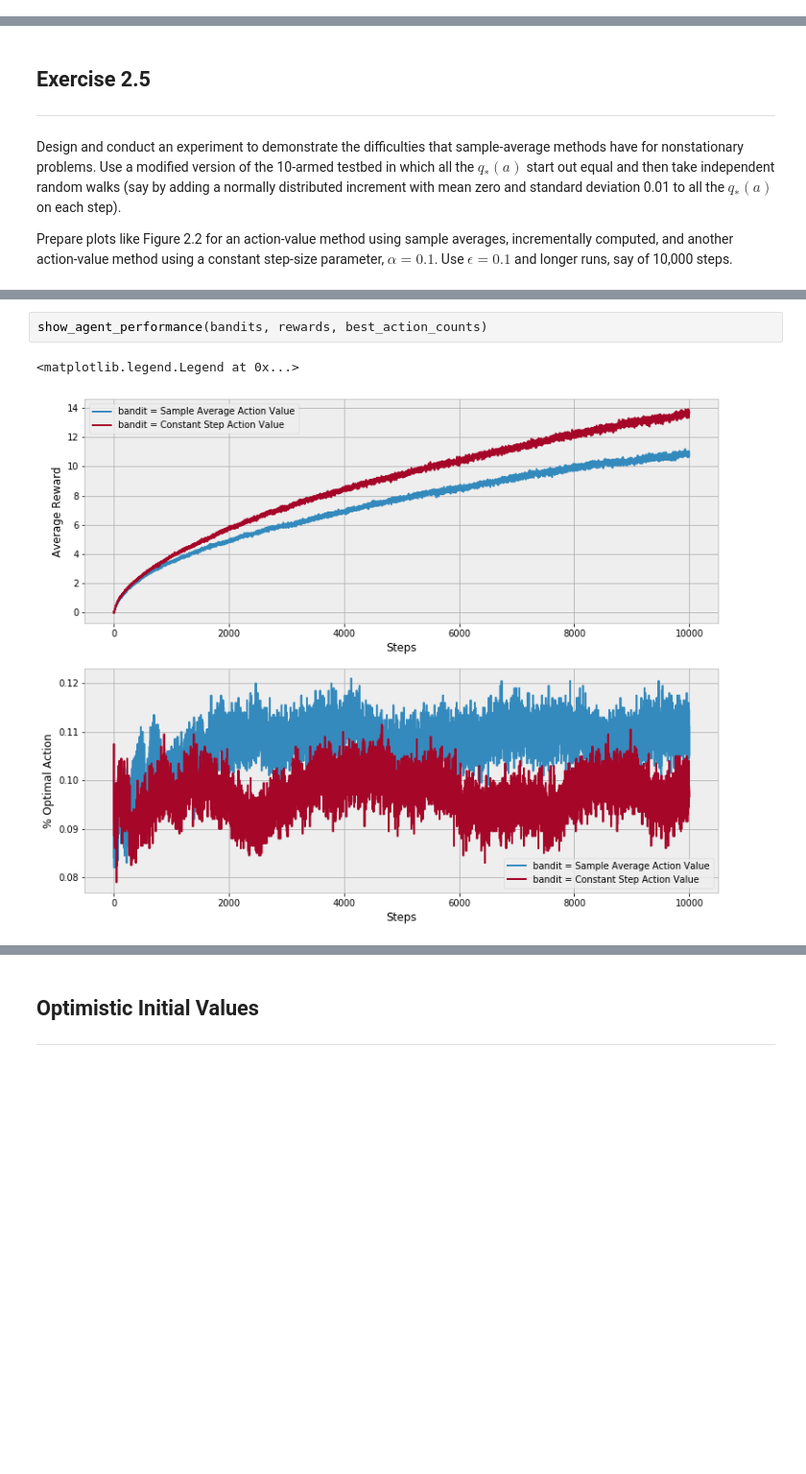
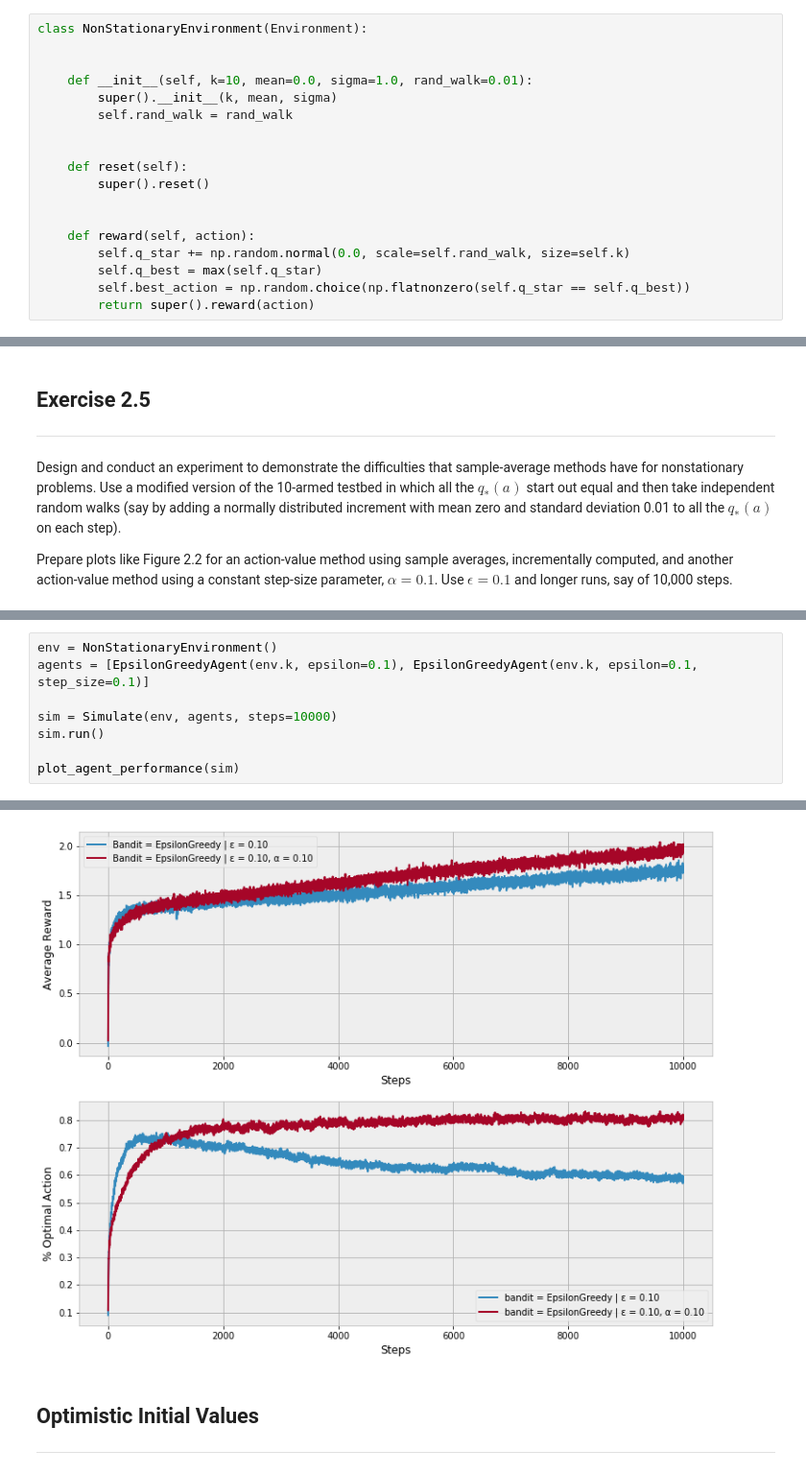
Before and after one commit to kerns-ai-lab/ReinforcementLearning2E, a Jupyter notebook: ch2/K-Armed_Bandits.ipynb, the cells around one changed output, grey strips where cells are left out. Shown at 96% size. Drawn from its saved outputs; the diff is of its cells as text; blank space fills up the shorter version.

```diff
--- a/ch2/K-Armed_Bandits.ipynb
+++ b/ch2/K-Armed_Bandits.ipynb
@@ -159,0 +29,18 @@ def show_agent_performance(bandits, rewards, best_action_counts):
+# %%
+class NonStationaryEnvironment(Environment):
+
+
+    def __init__(self, k=10, mean=0.0, sigma=1.0, rand_walk=0.01):
+        super().__init__(k, mean, sigma)
+        self.rand_walk = rand_walk
+
+
+    def reset(self):
+        super().reset()
+
+
+    def reward(self, action):
+        self.q_star += np.random.normal(0.0, scale=self.rand_walk, size=self.k)
+        self.q_best = max(self.q_star)
+        self.best_action = np.random.choice(np.flatnonzero(self.q_star == self.q_best))
+        return super().reward(action)
@@ -269,5 +280,9 @@ best_action_counts, rewards = simulate(runs, time, bandits)
-# %%
-show_agent_performance(bandits, rewards, best_action_counts)
-# %% [output]
-<matplotlib.legend.Legend at 0x...>
-[figure, removed]
+# %%
+env = NonStationaryEnvironment()
+agents = [EpsilonGreedyAgent(env.k, epsilon=0.1), EpsilonGreedyAgent(env.k, epsilon=0.1, step_size=0.1)]
+
+sim = Simulate(env, agents, steps=10000)
+sim.run()
+
+plot_agent_performance(sim)
+# %% [output]
@@ -274,3 +291,4 @@ show_agent_performance(bandits, rewards, best_action_counts)
+[figure, added]
 # %% [markdown]
 ## Optimistic Initial Values
 ---
```
Also changed, not shown: parts of 21 cells of this notebook.
